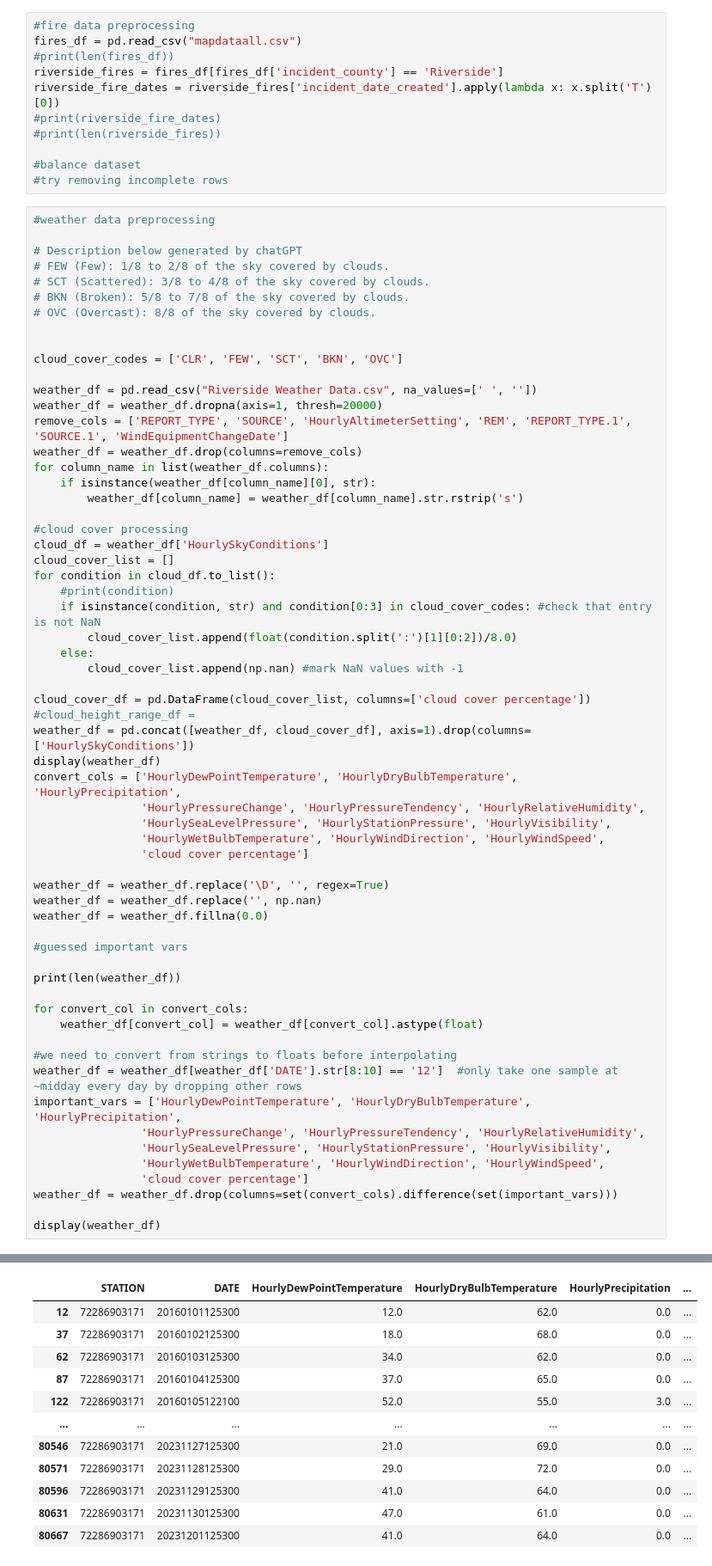
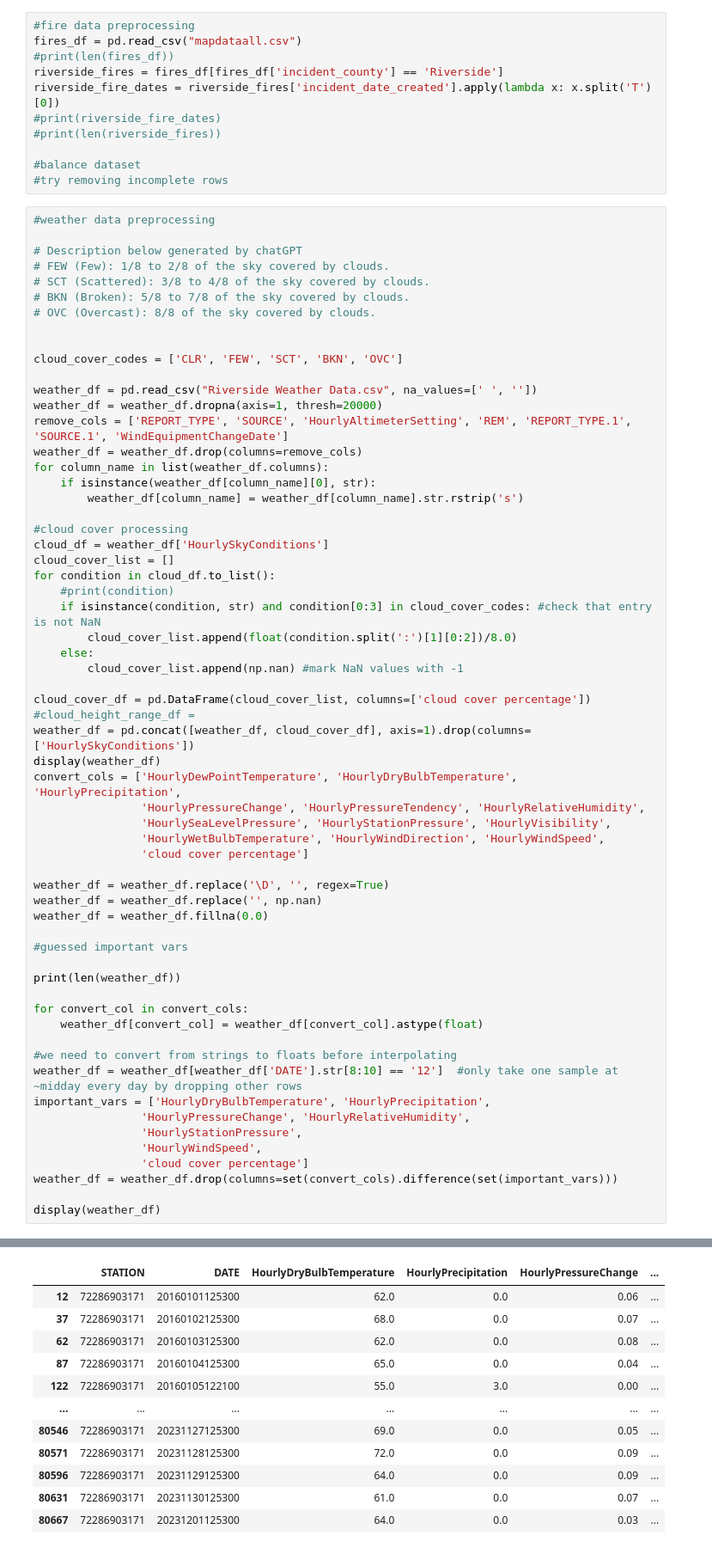
Before and after one commit to stirleng/Fire_Hazard_Evaluation, a Jupyter notebook: main.ipynb, the cells around one changed output, grey strips where cells are left out. Shown: that part at 86% size. Saved outputs shown, nothing was run; the diff lists cells and outputs as text.

```diff
--- a/main.ipynb
+++ b/main.ipynb
@@ -93,46 +94,46 @@ weather_df = weather_df.replace('', np.nan)
 weather_df = weather_df.fillna(0.0)
 
 #guessed important vars
 
 print(len(weather_df))
 
 for convert_col in convert_cols:
     weather_df[convert_col] = weather_df[convert_col].astype(float)
 
 #we need to convert from strings to floats before interpolating
 weather_df = weather_df[weather_df['DATE'].str[8:10] == '12']  #only take one sample at ~midday every day by dropping other rows
-important_vars = ['HourlyDewPointTemperature', 'HourlyDryBulbTemperature', 'HourlyPrecipitation',
-                'HourlyPressureChange', 'HourlyPressureTendency', 'HourlyRelativeHumidity',
-                'HourlySeaLevelPressure', 'HourlyStationPressure', 'HourlyVisibility',
-                'HourlyWetBulbTemperature', 'HourlyWindDirection', 'HourlyWindSpeed',
+important_vars = ['HourlyDryBulbTemperature', 'HourlyPrecipitation',
+                'HourlyPressureChange', 'HourlyRelativeHumidity',
+                'HourlyStationPressure',
+                'HourlyWindSpeed',
                 'cloud cover percentage']
 weather_df = weather_df.drop(columns=set(convert_cols).difference(set(important_vars)))
 
 display(weather_df)
 # %% [output]
 |  | STATION | DATE | HourlyDewPointTemperature | HourlyDryBulbTemperature | HourlyPrecipitation | ... |
 | 0 | 72286903171 | 2016-01-01T00:53:00 | 12 | 48 | 0.00 | ... |
 | 1 | 72286903171 | 2016-01-01T01:53:00 | 12 | 49 | 0.00 | ... |
 | 2 | 72286903171 | 2016-01-01T02:53:00 | 13 | 46 | 0.00 | ... |
 | 3 | 72286903171 | 2016-01-01T03:53:00 | 12 | 47 | 0.00 | ... |
 | 4 | 72286903171 | 2016-01-01T04:53:00 | 13 | 45 | 0.00 | ... |
 | ... | ... | ... | ... | ... | ... | ... |
 | 80674 | 72286903171 | 2023-12-01T19:53:00 | 41 | 54 | NaN | ... |
 | 80675 | 72286903171 | 2023-12-01T20:53:00 | 41 | 52 | NaN | ... |
 | 80676 | 72286903171 | 2023-12-01T21:53:00 | 40 | 50 | NaN | ... |
 | 80677 | 72286903171 | 2023-12-01T22:53:00 | 40 | 49 | NaN | ... |
 | 80678 | 72286903171 | 2023-12-01T23:53:00 | 40 | 48 | NaN | ... |
 80679 rows × 15 columns
 80679
-|  | STATION | DATE | HourlyDewPointTemperature | HourlyDryBulbTemperature | HourlyPrecipitation | ... |
-| 12 | 72286903171 | 20160101125300 | 12.0 | 62.0 | 0.0 | ... |
-| 37 | 72286903171 | 20160102125300 | 18.0 | 68.0 | 0.0 | ... |
-| 62 | 72286903171 | 20160103125300 | 34.0 | 62.0 | 0.0 | ... |
-| 87 | 72286903171 | 20160104125300 | 37.0 | 65.0 | 0.0 | ... |
-| 122 | 72286903171 | 20160105122100 | 52.0 | 55.0 | 3.0 | ... |
+|  | STATION | DATE | HourlyDryBulbTemperature | HourlyPrecipitation | HourlyPressureChange | ... |
+| 12 | 72286903171 | 20160101125300 | 62.0 | 0.0 | 0.06 | ... |
+| 37 | 72286903171 | 20160102125300 | 68.0 | 0.0 | 0.07 | ... |
+| 62 | 72286903171 | 20160103125300 | 62.0 | 0.0 | 0.08 | ... |
+| 87 | 72286903171 | 20160104125300 | 65.0 | 0.0 | 0.04 | ... |
+| 122 | 72286903171 | 20160105122100 | 55.0 | 3.0 | 0.00 | ... |
 | ... | ... | ... | ... | ... | ... | ... |
-| 80546 | 72286903171 | 20231127125300 | 21.0 | 69.0 | 0.0 | ... |
-| 80571 | 72286903171 | 20231128125300 | 29.0 | 72.0 | 0.0 | ... |
-| 80596 | 72286903171 | 20231129125300 | 41.0 | 64.0 | 0.0 | ... |
-| 80631 | 72286903171 | 20231130125300 | 47.0 | 61.0 | 0.0 | ... |
-| 80667 | 72286903171 | 20231201125300 | 41.0 | 64.0 | 0.0 | ... |
+| 80546 | 72286903171 | 20231127125300 | 69.0 | 0.0 | 0.05 | ... |
+| 80571 | 72286903171 | 20231128125300 | 72.0 | 0.0 | 0.09 | ... |
+| 80596 | 72286903171 | 20231129125300 | 64.0 | 0.0 | 0.09 | ... |
+| 80631 | 72286903171 | 20231130125300 | 61.0 | 0.0 | 0.07 | ... |
+| 80667 | 72286903171 | 20231201125300 | 64.0 | 0.0 | 0.03 | ... |
```
Also changed, not shown: parts of 3 cells of this notebook, 1 other file.
